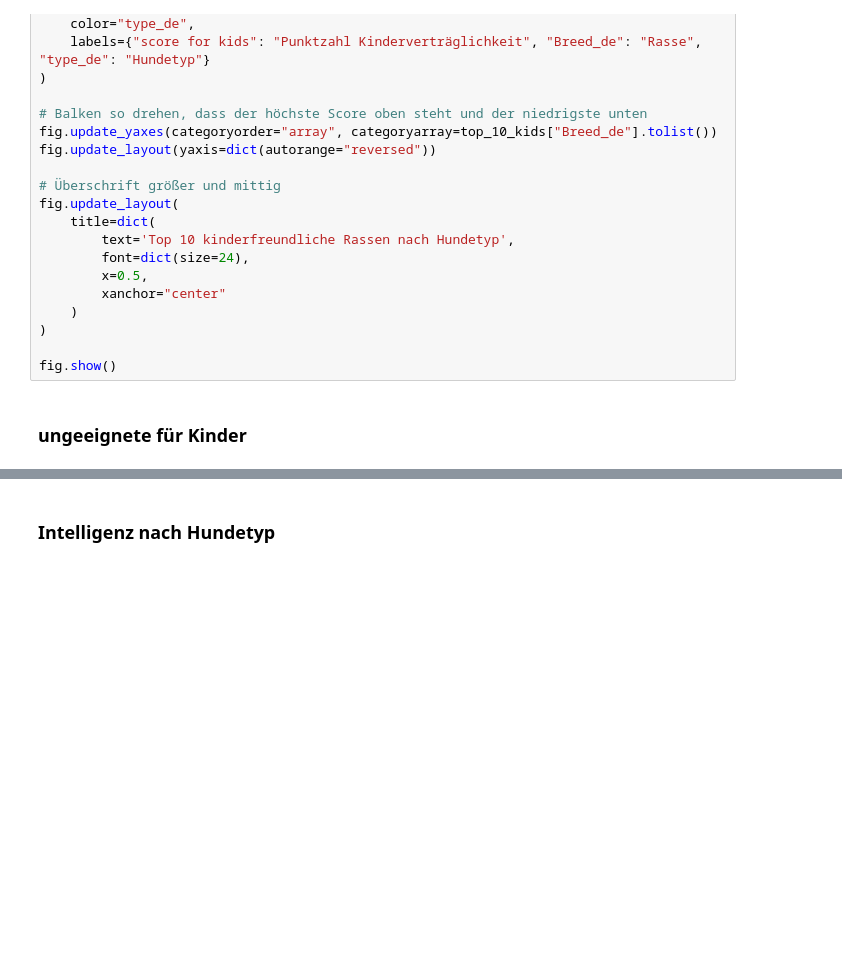
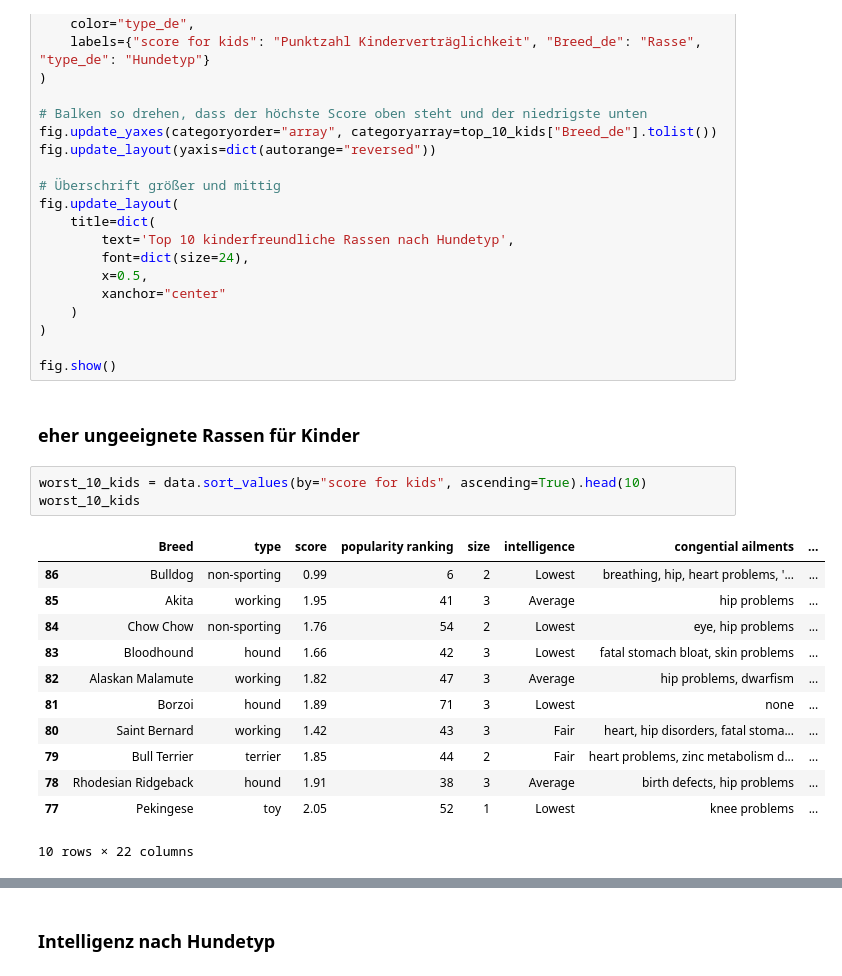
Before and after one commit to PiniPinella/TheDogFiles, a Jupyter notebook: analysis/sarah.ipynb, the cells around one changed output, grey strips where cells are left out. Cells and saved outputs as stored; diff of their text form; blank space fills up the shorter version.

```diff
--- a/analysis/sarah.ipynb
+++ b/analysis/sarah.ipynb
@@ -107,4 +107,20 @@ fig.update_layout(
 
 fig.show()
 # %% [markdown]
-### ungeeignete für Kinder
+### eher ungeeignete Rassen für Kinder
+# %%
+worst_10_kids = data.sort_values(by="score for kids", ascending=True).head(10)
+worst_10_kids
+# %% [output]
+|  | Breed | type | score | popularity ranking | size | intelligence | congential ailments | ... |
+| 86 | Bulldog | non-sporting | 0.99 | 6 | 2 | Lowest | breathing, hip, heart problems, '... | ... |
+| 85 | Akita | working | 1.95 | 41 | 3 | Average | hip problems | ... |
+| 84 | Chow Chow | non-sporting | 1.76 | 54 | 2 | Lowest | eye, hip problems | ... |
+| 83 | Bloodhound | hound | 1.66 | 42 | 3 | Lowest | fatal stomach bloat, skin problems | ... |
+| 82 | Alaskan Malamute | working | 1.82 | 47 | 3 | Average | hip problems, dwarfism | ... |
+| 81 | Borzoi | hound | 1.89 | 71 | 3 | Lowest | none | ... |
+| 80 | Saint Bernard | working | 1.42 | 43 | 3 | Fair | heart, hip disorders, fatal stoma... | ... |
+| 79 | Bull Terrier | terrier | 1.85 | 44 | 2 | Fair | heart problems, zinc metabolism d... | ... |
+| 78 | Rhodesian Ridgeback | hound | 1.91 | 38 | 3 | Average | birth defects, hip problems | ... |
+| 77 | Pekingese | toy | 2.05 | 52 | 1 | Lowest | knee problems | ... |
+10 rows × 22 columns
```
Also changed, not shown: parts of 16 cells of this notebook, 4 other files.
